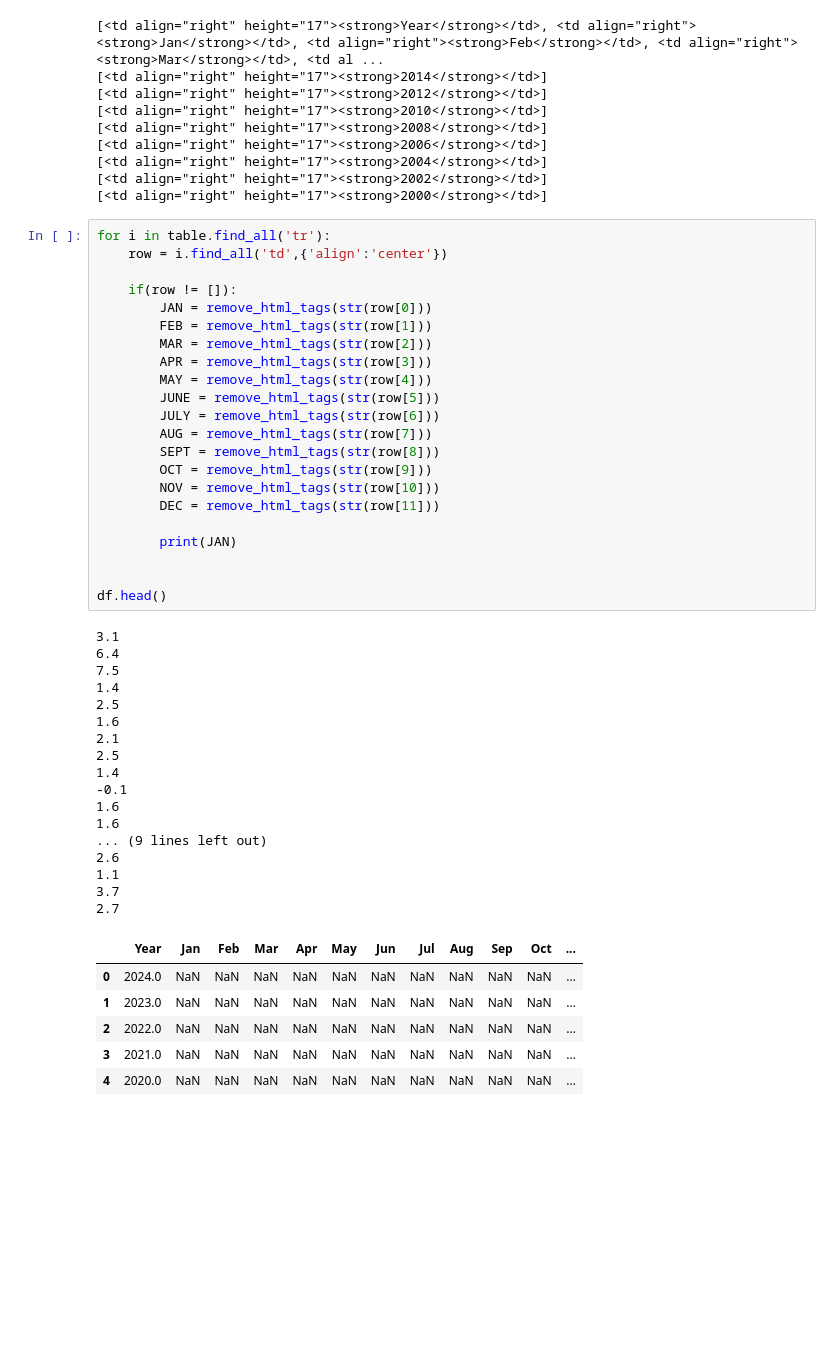
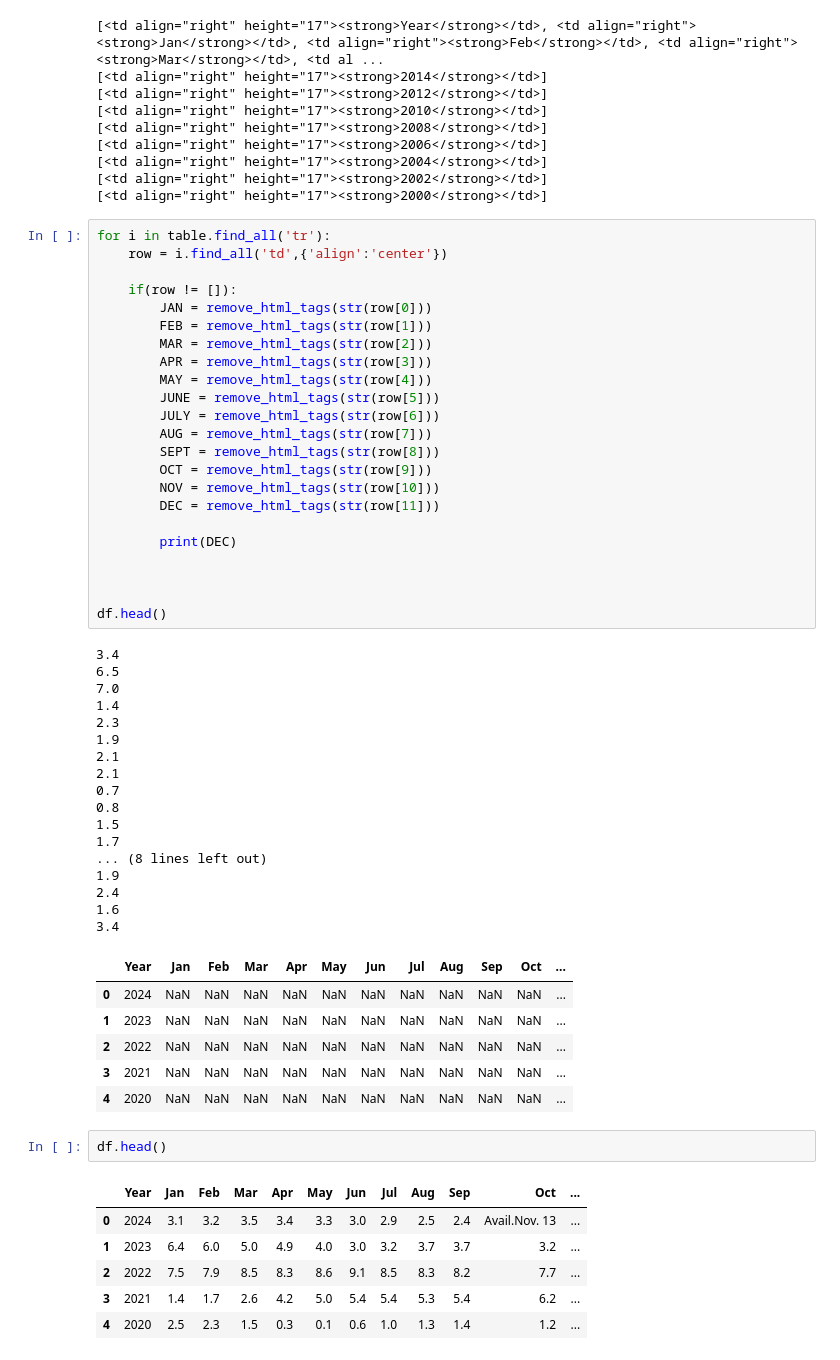
Before and after one commit to ItsYaBoyJG/Data-Analysis, a Jupyter notebook: US_Inflation/main.ipynb, the cells around one changed output. Cells and saved outputs as stored; diff of their text form; blank space fills up the shorter version.

```diff
--- a/US_Inflation/main.ipynb
+++ b/US_Inflation/main.ipynb
@@ -96,31 +97,41 @@ for i in table.find_all('tr'):
         NOV = remove_html_tags(str(row[10]))
         DEC = remove_html_tags(str(row[11]))
 
-        print(JAN)
+        print(DEC)
+
 
 
 df.head()
 # %% [output]
-3.1
-6.4
-7.5
+3.4
+6.5
+7.0
 1.4
-2.5
+2.3
+1.9
+2.1
+2.1
+0.7
+0.8
+1.5
+1.7
+... (8 lines left out)
+1.9
+2.4
 1.6
-2.1
-2.5
-1.4
--0.1
-1.6
-1.6
-... (9 lines left out)
-2.6
-1.1
-3.7
-2.7
+3.4
 |  | Year | Jan | Feb | Mar | Apr | May | Jun | Jul | Aug | Sep | Oct | ... |
-| 0 | 2024.0 | NaN | NaN | NaN | NaN | NaN | NaN | NaN | NaN | NaN | NaN | ... |
-| 1 | 2023.0 | NaN | NaN | NaN | NaN | NaN | NaN | NaN | NaN | NaN | NaN | ... |
-| 2 | 2022.0 | NaN | NaN | NaN | NaN | NaN | NaN | NaN | NaN | NaN | NaN | ... |
-| 3 | 2021.0 | NaN | NaN | NaN | NaN | NaN | NaN | NaN | NaN | NaN | NaN | ... |
-| 4 | 2020.0 | NaN | NaN | NaN | NaN | NaN | NaN | NaN | NaN | NaN | NaN | ... |
+| 0 | 2024 | NaN | NaN | NaN | NaN | NaN | NaN | NaN | NaN | NaN | NaN | ... |
+| 1 | 2023 | NaN | NaN | NaN | NaN | NaN | NaN | NaN | NaN | NaN | NaN | ... |
+| 2 | 2022 | NaN | NaN | NaN | NaN | NaN | NaN | NaN | NaN | NaN | NaN | ... |
+| 3 | 2021 | NaN | NaN | NaN | NaN | NaN | NaN | NaN | NaN | NaN | NaN | ... |
+| 4 | 2020 | NaN | NaN | NaN | NaN | NaN | NaN | NaN | NaN | NaN | NaN | ... |
+# %%
+df.head()
+# %% [output]
+|  | Year | Jan | Feb | Mar | Apr | May | Jun | Jul | Aug | Sep | Oct | ... |
+| 0 | 2024 | 3.1 | 3.2 | 3.5 | 3.4 | 3.3 | 3.0 | 2.9 | 2.5 | 2.4 | Avail.Nov. 13 | ... |
+| 1 | 2023 | 6.4 | 6.0 | 5.0 | 4.9 | 4.0 | 3.0 | 3.2 | 3.7 | 3.7 | 3.2 | ... |
+| 2 | 2022 | 7.5 | 7.9 | 8.5 | 8.3 | 8.6 | 9.1 | 8.5 | 8.3 | 8.2 | 7.7 | ... |
+| 3 | 2021 | 1.4 | 1.7 | 2.6 | 4.2 | 5.0 | 5.4 | 5.4 | 5.3 | 5.4 | 6.2 | ... |
+| 4 | 2020 | 2.5 | 2.3 | 1.5 | 0.3 | 0.1 | 0.6 | 1.0 | 1.3 | 1.4 | 1.2 | ... |
```
Also changed, not shown: parts of 3 cells of this notebook, 1 other file.
